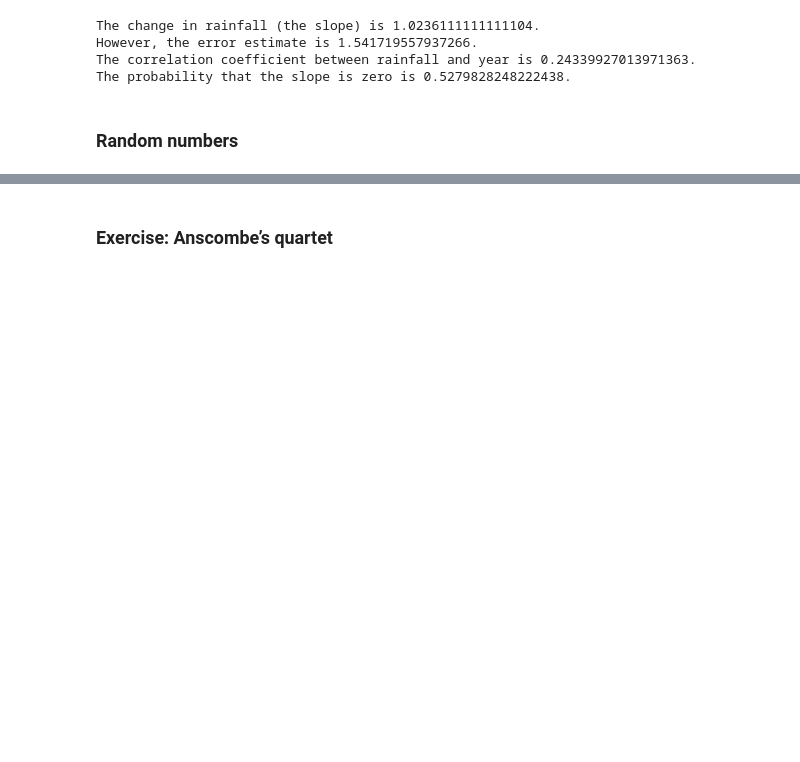
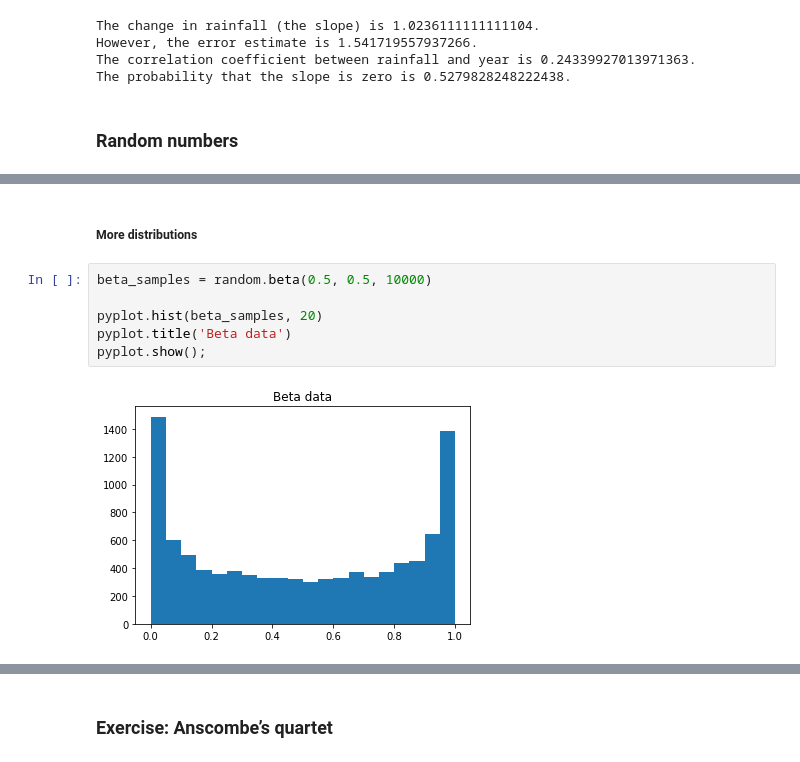
Before and after one commit to caiquemiranda/maths-with-python, a Jupyter notebook: 08-Statistics.ipynb, the cells around one changed output, grey strips where cells are left out. Drawn from its saved outputs; the diff is of its cells as text; blank space fills up the shorter version.

```diff
--- a/08-Statistics.ipynb
+++ b/08-Statistics.ipynb
@@ -130,0 +154,10 @@ The probability that the slope is zero is 0.5279828248222438.
+# %% [markdown]
+##### More distributions
+# %%
+beta_samples = random.beta(0.5, 0.5, 10000)
+
+pyplot.hist(beta_samples, 20)
+pyplot.title('Beta data')
+pyplot.show();
+# %% [output]
+[figure, added]
```
Also changed, not shown: parts of 3 cells of this notebook.
